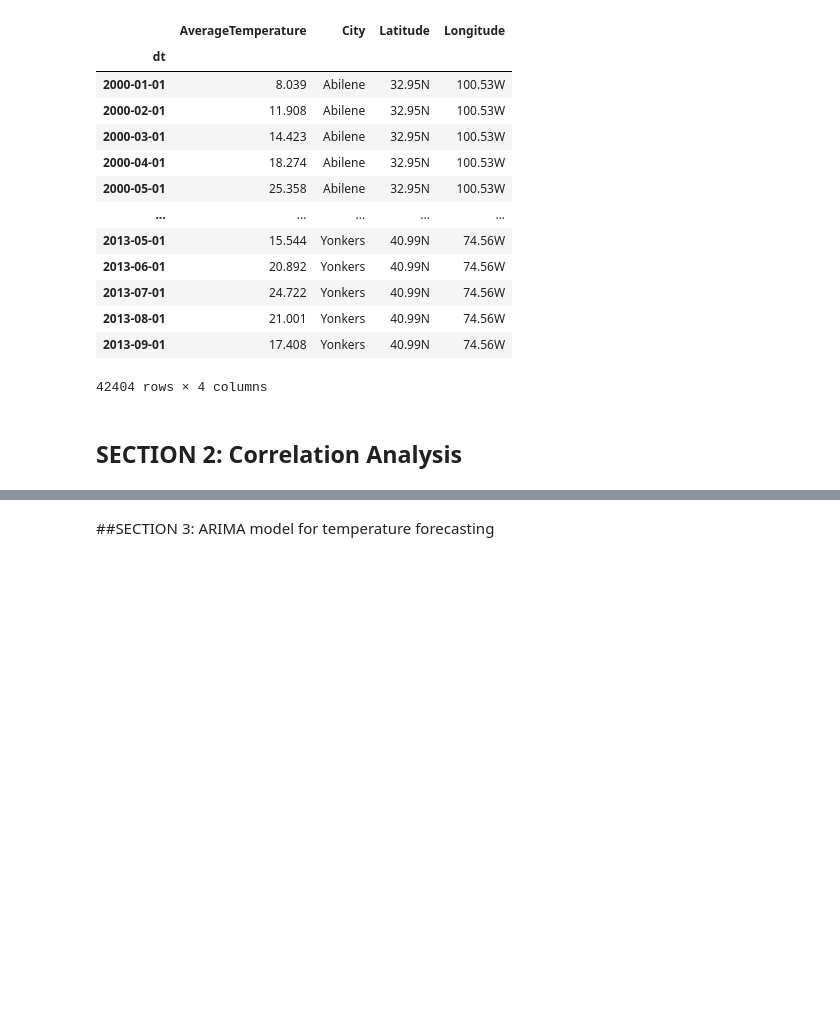
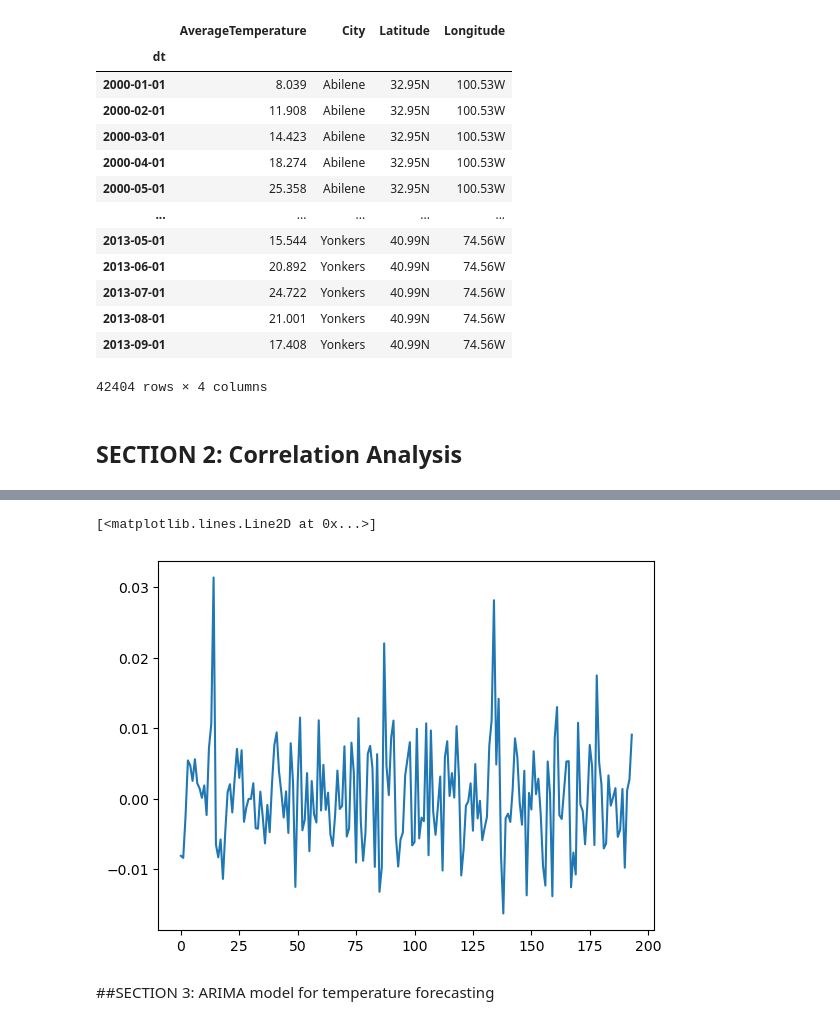
Before and after one commit to aredjil/Temperature-forecasting-for-different-cities-in-the-world, a Jupyter notebook: Project3.ipynb, the cells around one changed output, grey strips where cells are left out. Saved outputs shown, nothing was run; the diff lists cells and outputs as text; code cells hidden in the pictures; blank space fills up the shorter version.

```diff
--- a/Project3.ipynb
+++ b/Project3.ipynb
@@ -198,3 +426,19 @@ df_temp
+# %%
+x = df.loc["Abilene"].to_numpy()
+# %%
+# In order to remove the seasonal part and the trend the target array should be converted to numpy and reshaped
+x = x.reshape(-1, 1)
+z = additive_decomposition.trend.to_numpy().reshape(-1, 1)
+k = additive_decomposition.seasonal.to_numpy().reshape(-1, 1)
+print()
+# %%
+test  = x - z - k
+# %%
+plt.plot(test)
+# plt.yscale("log")
+# %% [output]
+[<matplotlib.lines.Line2D at 0x...>]
+[figure, added]
 # %% [markdown]
 ##SECTION 3: ARIMA model for temperature forecasting
 # %%
```
Also changed, not shown: parts of 44 cells of this notebook.
